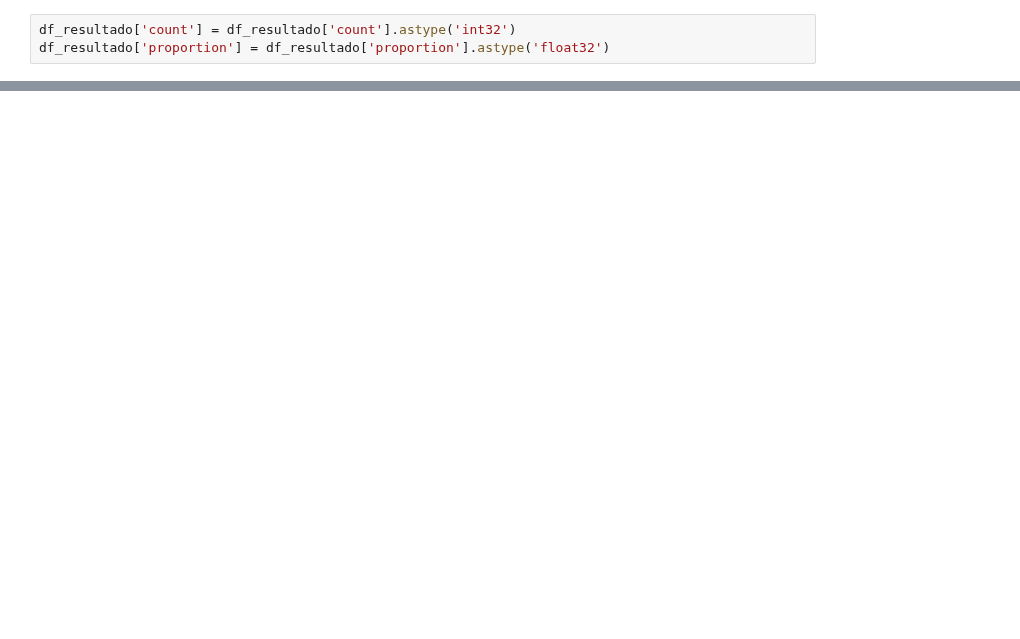
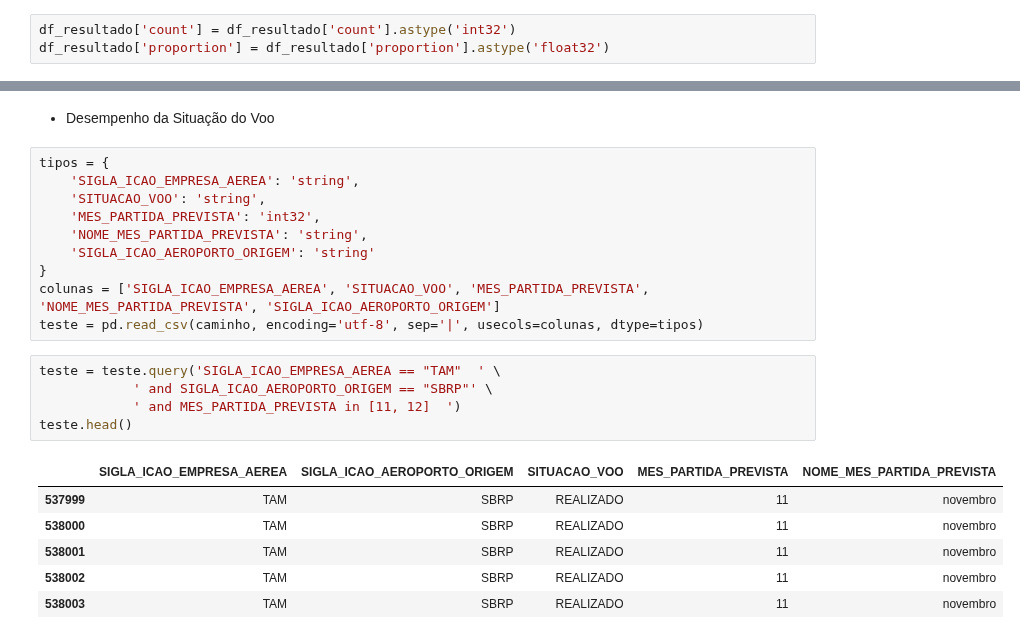
Before and after one commit to rodrigorocha1/dashboard_dados_voos_python, a Jupyter notebook: notebooks/visualizacoes.ipynb, the cells around one changed output, grey strips where cells are left out. Cells and saved outputs as stored; diff of their text form; blank space fills up the shorter version.

Commit message:
Desempenho Vôo

```diff
--- a/notebooks/visualizacoes.ipynb
+++ b/notebooks/visualizacoes.ipynb
@@ -196,0 +206,24 @@ memory usage: 176.0 bytes
+# %% [markdown]
+- Desempenho da Situação do Voo
+# %%
+tipos = {
+    'SIGLA_ICAO_EMPRESA_AEREA': 'string',
+    'SITUACAO_VOO': 'string',
+    'MES_PARTIDA_PREVISTA': 'int32',
+    'NOME_MES_PARTIDA_PREVISTA': 'string',
+    'SIGLA_ICAO_AEROPORTO_ORIGEM': 'string'
+}
+colunas = ['SIGLA_ICAO_EMPRESA_AEREA', 'SITUACAO_VOO', 'MES_PARTIDA_PREVISTA', 'NOME_MES_PARTIDA_PREVISTA', 'SIGLA_ICAO_AEROPORTO_ORIGEM']
+teste = pd.read_csv(caminho, encoding='utf-8', sep='|', usecols=colunas, dtype=tipos)
+# %%
+teste = teste.query('SIGLA_ICAO_EMPRESA_AEREA == "TAM"  ' \
+            ' and SIGLA_ICAO_AEROPORTO_ORIGEM == "SBRP"' \
+            ' and MES_PARTIDA_PREVISTA in [11, 12]  ')
+teste.head()
+# %% [output]
+|  | SIGLA_ICAO_EMPRESA_AEREA | SIGLA_ICAO_AEROPORTO_ORIGEM | SITUACAO_VOO | MES_PARTIDA_PREVISTA | NOME_MES_PARTIDA_PREVISTA |
+| 537999 | TAM | SBRP | REALIZADO | 11 | novembro |
+| 538000 | TAM | SBRP | REALIZADO | 11 | novembro |
+| 538001 | TAM | SBRP | REALIZADO | 11 | novembro |
+| 538002 | TAM | SBRP | REALIZADO | 11 | novembro |
+| 538003 | TAM | SBRP | REALIZADO | 11 | novembro |
```
Also changed, not shown: parts of 5 cells of this notebook.
